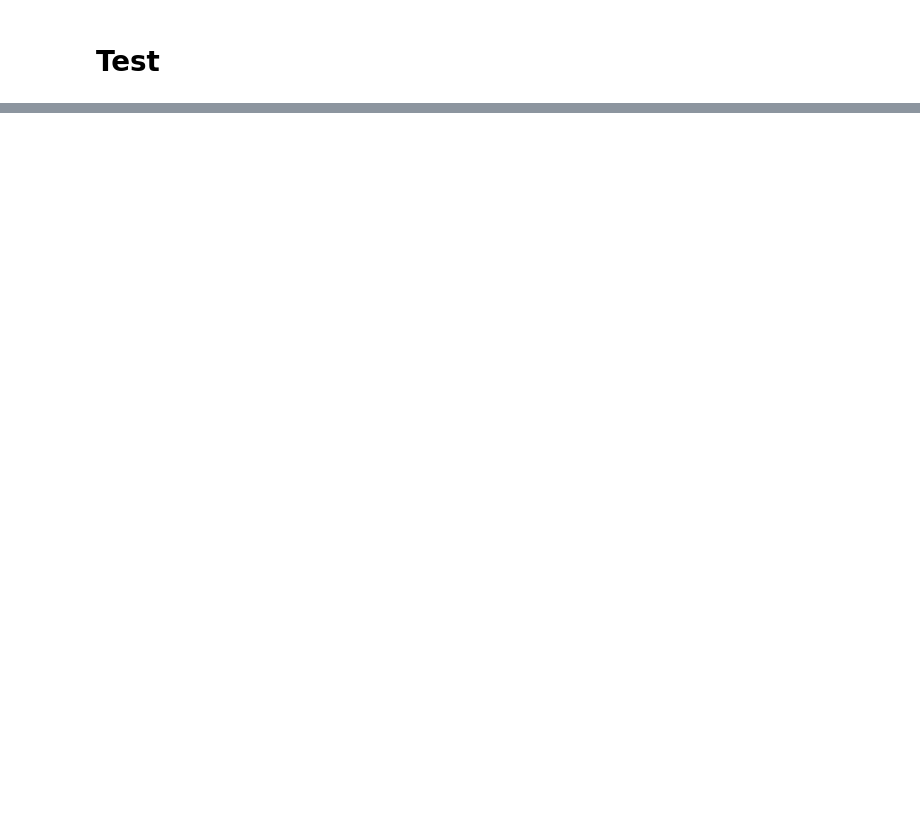
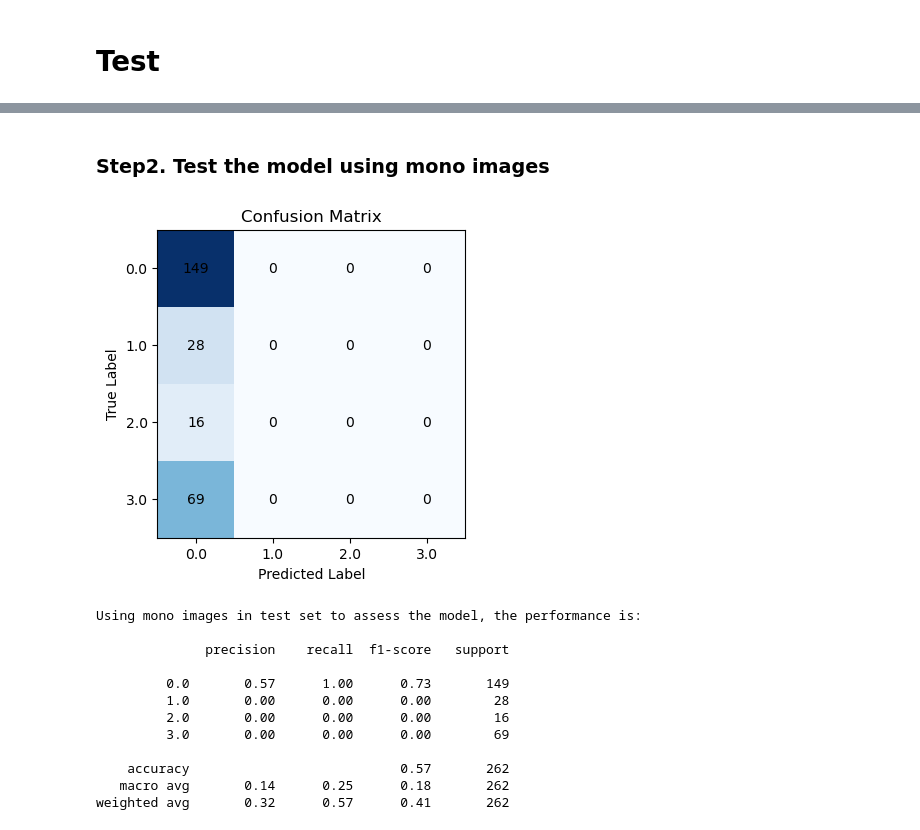
Before and after one commit to ToxicJerry/COMP9517-Surfing-Project, a Jupyter notebook: Svm_Classifier.ipynb, the cells around one changed output, grey strips where cells are left out. Cells and saved outputs as stored; diff of their text form; code cells hidden in the pictures; blank space fills up the shorter version.

```diff
--- a/Svm_Classifier.ipynb
+++ b/Svm_Classifier.ipynb
@@ -434,0 +199,31 @@ Misclassified image index: [  0   3   6   8  10  11  12  14  15  16  17  20  22
+# %% [markdown]
+### Step2. Test the model using mono images
+# %%
+# find the mono images
+test_mono_indices = []
+mono_indices = np.where(types == 'mono')[0]
+for i in range(len(x_test)):
+    for j in mono_indices:
+        if np.array_equal(x_test[i], image_his[j]):
+            test_mono_indices.append(i)
+# predict
+mono_predict_labels = best_model.predict(x_test[test_mono_indices])
+# assess the model
+performance_report(y_test[test_mono_indices], mono_predict_labels)
+mono_accuracy_performance = metrics.classification_report(y_test[test_mono_indices], mono_predict_labels)
+print("Using mono images in test set to assess the model, the performance is: \n")
+print(mono_accuracy_performance)
+# %% [output]
+[figure, added]
+Using mono images in test set to assess the model, the performance is:
+
+              precision    recall  f1-score   support
+
+         0.0       0.57      1.00      0.73       149
+         1.0       0.00      0.00      0.00        28
+         2.0       0.00      0.00      0.00        16
+         3.0       0.00      0.00      0.00        69
+
+    accuracy                           0.57       262
+   macro avg       0.14      0.25      0.18       262
+weighted avg       0.32      0.57      0.41       262
```
Also changed, not shown: parts of 29 cells of this notebook, 1 other file.
